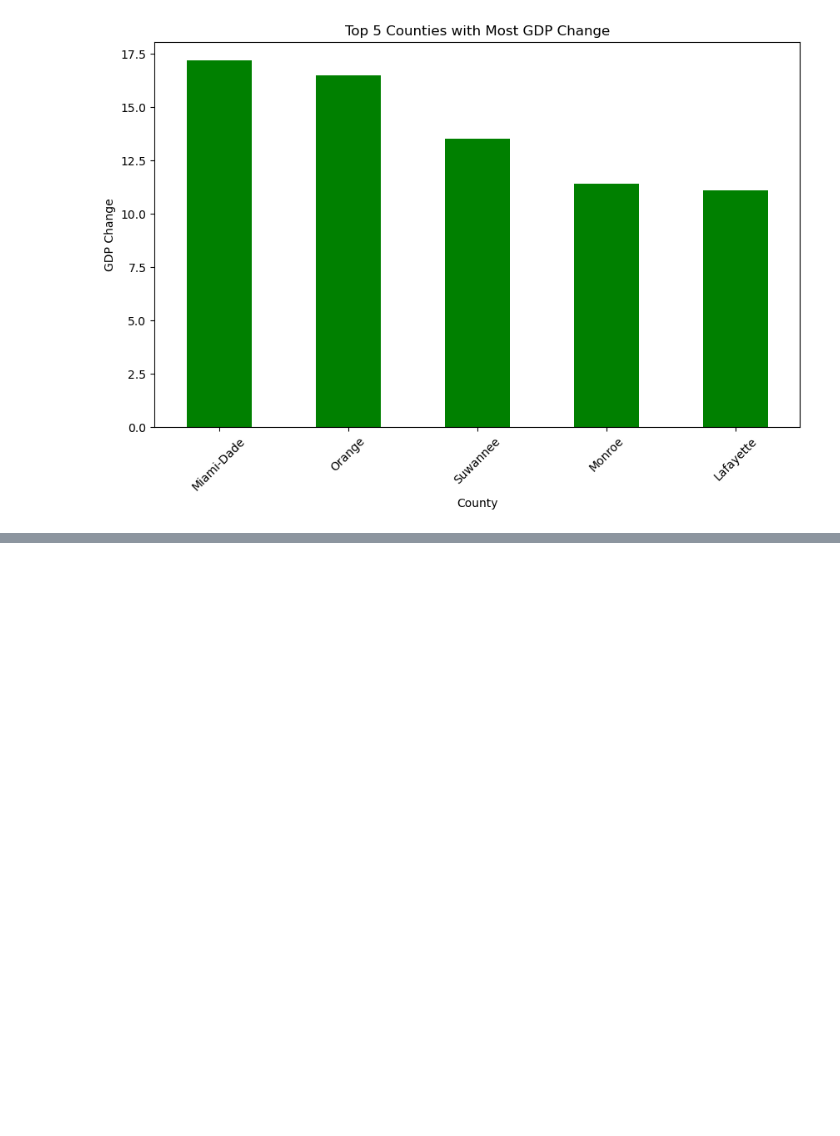
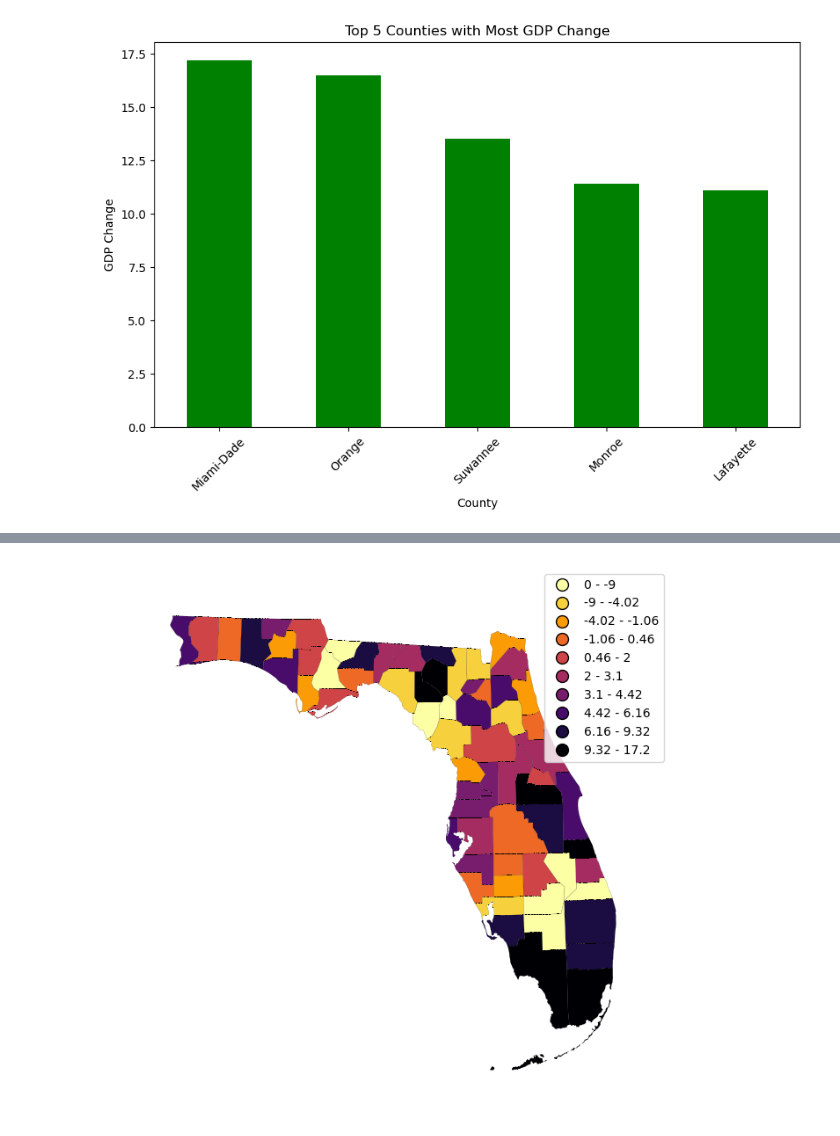
Before and after one commit to UDoWhile/Project-1, a Jupyter notebook: main_antoine.ipynb, the cells around one changed output, grey strips where cells are left out. Saved outputs shown, nothing was run; the diff lists cells and outputs as text; code cells hidden in the pictures; blank space fills up the shorter version.

```diff
--- a/main_antoine.ipynb
+++ b/main_antoine.ipynb
@@ -242,0 +375,9 @@ plt.show()
+# %%
+#merge spatial and numerical data
+full_df = florida.merge(merged_df,left_on=['NAME'],right_on=['County'])
+
+#round unemployment index to two decimal places
+full_df = full_df.round(1)
+
+#show first five rows
+full_df.head()
@@ -242,0 +391,19 @@ plt.show()
+# %%
+#color mapping with 10 colors
+scheme = mc.Quantiles(full_df['GDP_Change'], k=10)
+
+# Map
+gplt.choropleth(
+    full_df,
+    projection=gcrs.AlbersEqualArea(),
+    hue='GDP_Change',
+    scheme=scheme, cmap='inferno_r',
+    linewidth=.1,
+    edgecolor='black',
+    figsize=(12, 8),
+    legend=True
+)
+
+plt.show()
+# %% [output]
+[figure, added]
```
Also changed, not shown: parts of 9 cells of this notebook.
